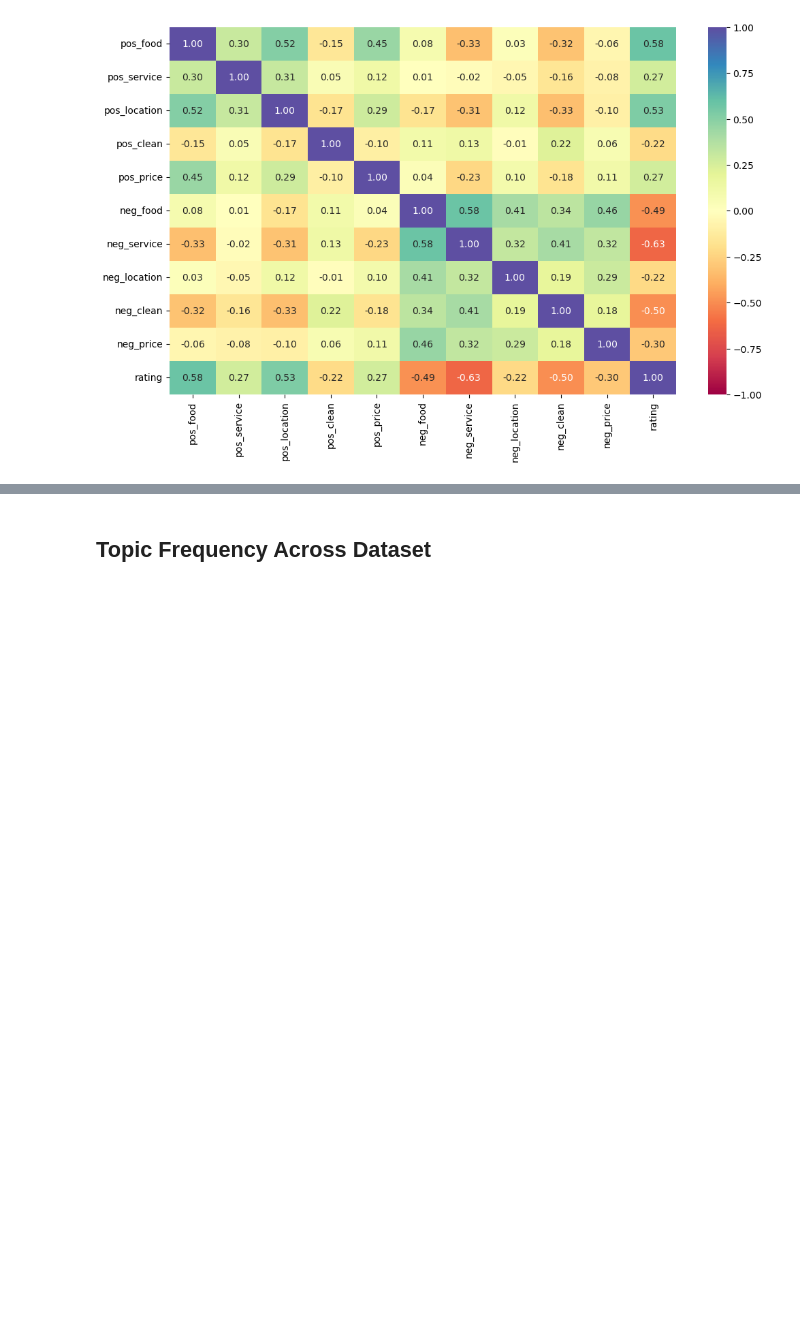
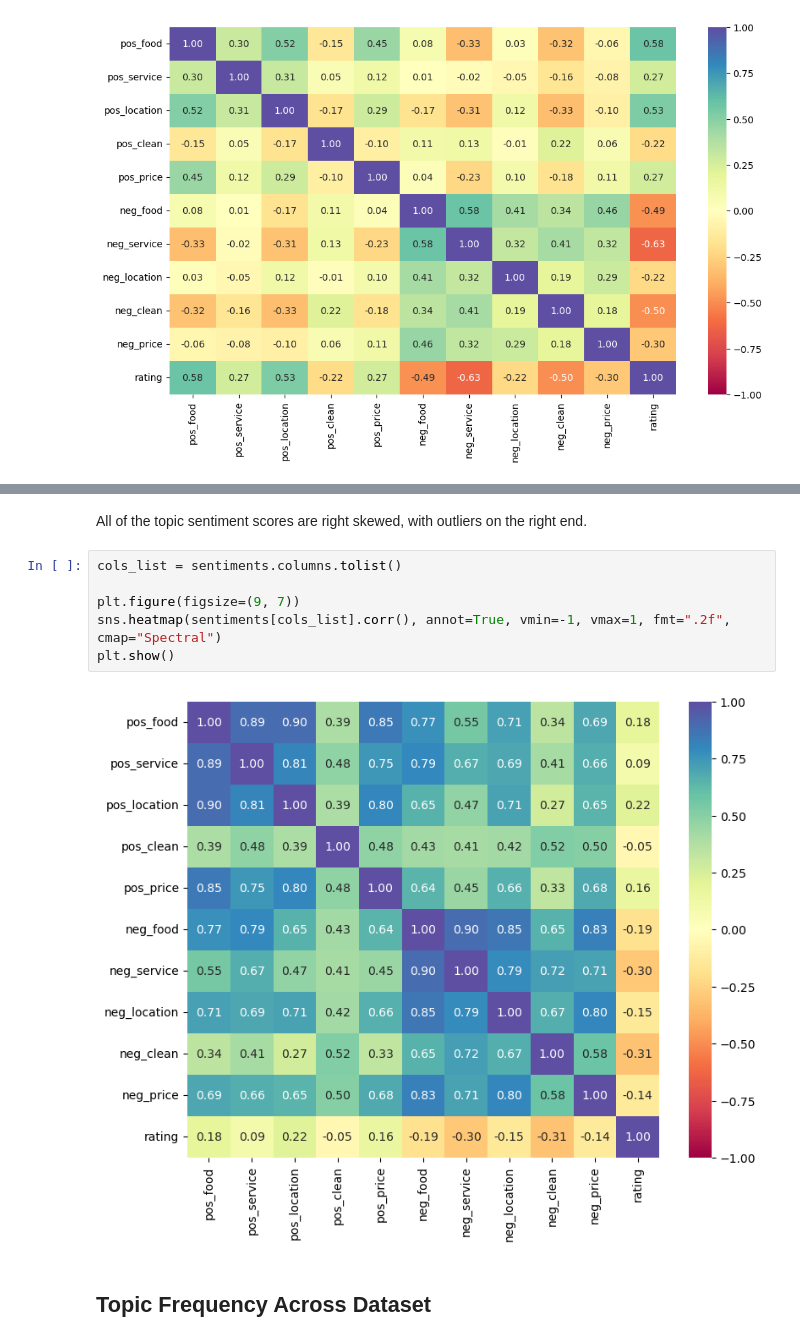
Before and after one commit to jotyot/rate-review, a Jupyter notebook: eda.ipynb, the cells around one changed output, grey strips where cells are left out. Cells and saved outputs as stored; diff of their text form; blank space fills up the shorter version.

```diff
--- a/eda.ipynb
+++ b/eda.ipynb
@@ -524,3 +606,13 @@ plt.show()
+# %% [markdown]
+All of the topic sentiment scores are right skewed, with outliers on the right end.
+# %%
+cols_list = sentiments.columns.tolist()
+
+plt.figure(figsize=(9, 7))
+sns.heatmap(sentiments[cols_list].corr(), annot=True, vmin=-1, vmax=1, fmt=".2f", cmap="Spectral")
+plt.show()
+# %% [output]
+[figure, added]
 # %% [markdown]
 ## Topic Frequency Across Dataset
 # %%
```
Also changed, not shown: parts of 15 cells of this notebook, 1 other file.
